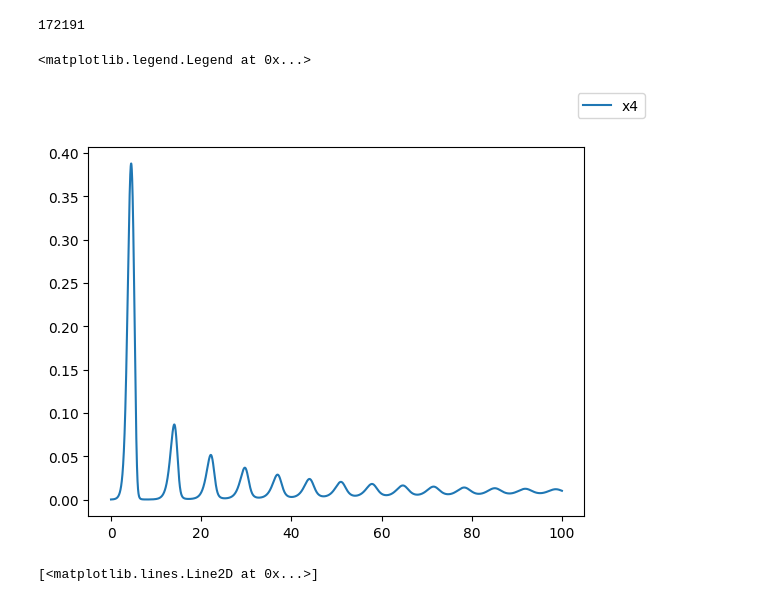
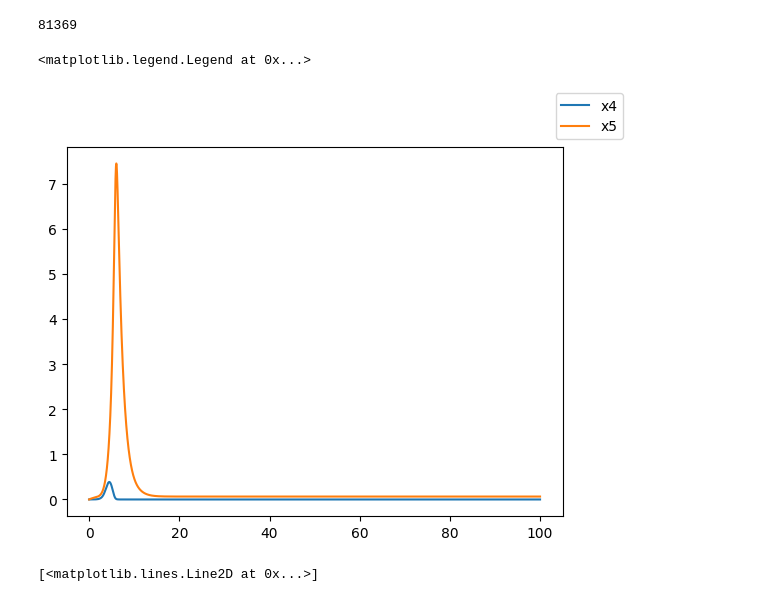
Before and after one commit to marcoparry/Integrator, a Jupyter notebook: data_analysis.ipynb, the cells around one changed output. Drawn from its saved outputs; the diff is of its cells as text; code cells hidden in the pictures.

```diff
--- a/data_analysis.ipynb
+++ b/data_analysis.ipynb
@@ -2,21 +2,21 @@
 import numpy as np
 import matplotlib.pyplot as plt
 
-data = np.genfromtxt("cancer.dat")
+data = np.genfromtxt("data/cancer_2.dat")
 print(len(data))
 # %% [output]
-172191
+81369
 # %%
 fig, ax = plt.subplots()
 # ax.plot(data[:, 0], data[:, 1], label="x1")
 # ax.plot(data[:, 0], data[:, 2], label="x2")
 # ax.plot(data[:, 0], data[:, 3], label="x3")
 ax.plot(data[:, 0], data[:, 4], label="x4")
-# ax.plot(data[:, 0], data[:, 5], label="x5")
+ax.plot(data[:, 0], data[:, 5], label="x5")
 fig.legend()
 # %% [output]
 <matplotlib.legend.Legend at 0x...>
-[figure, old version]
+[figure, new version]
 # %%
 fig, axs = plt.subplots(3, 1, figsize=(10,15))
 axs[0].plot(data[:, 0], data[:, 3])
```
Also changed, not shown: 2 other files.
